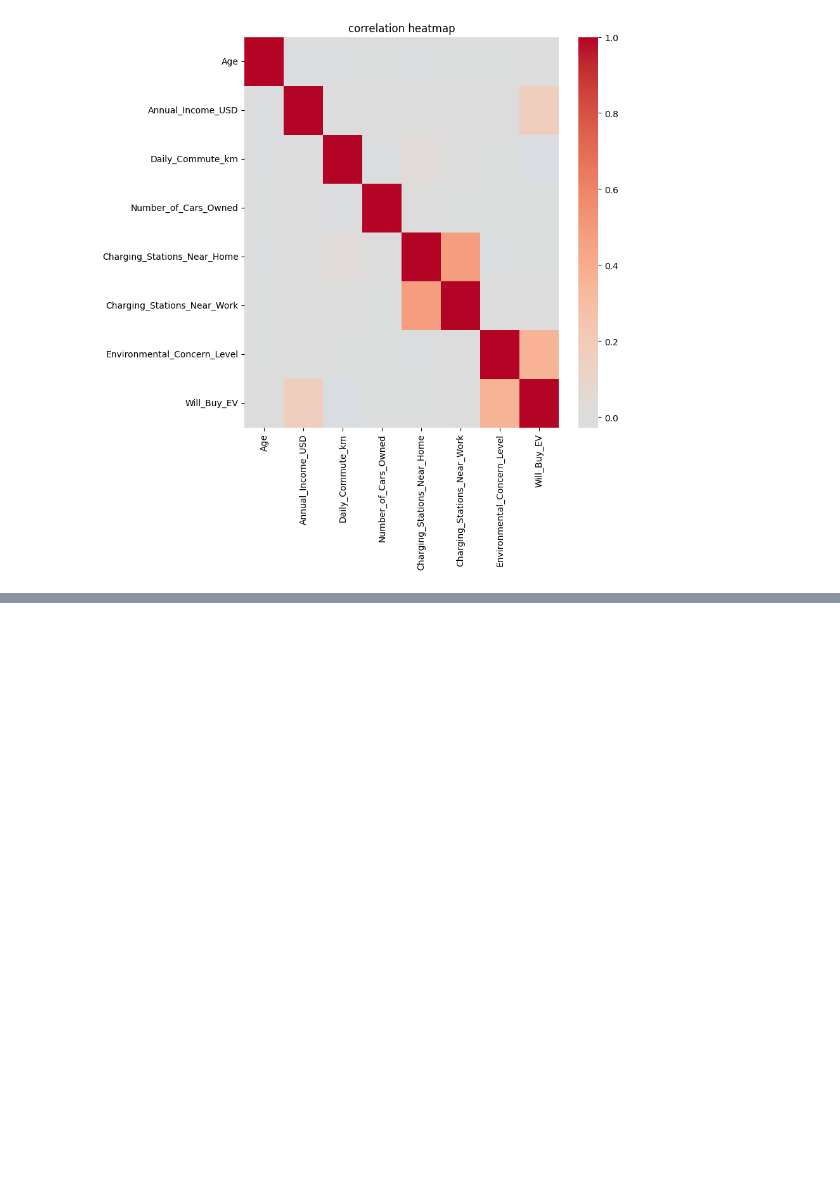
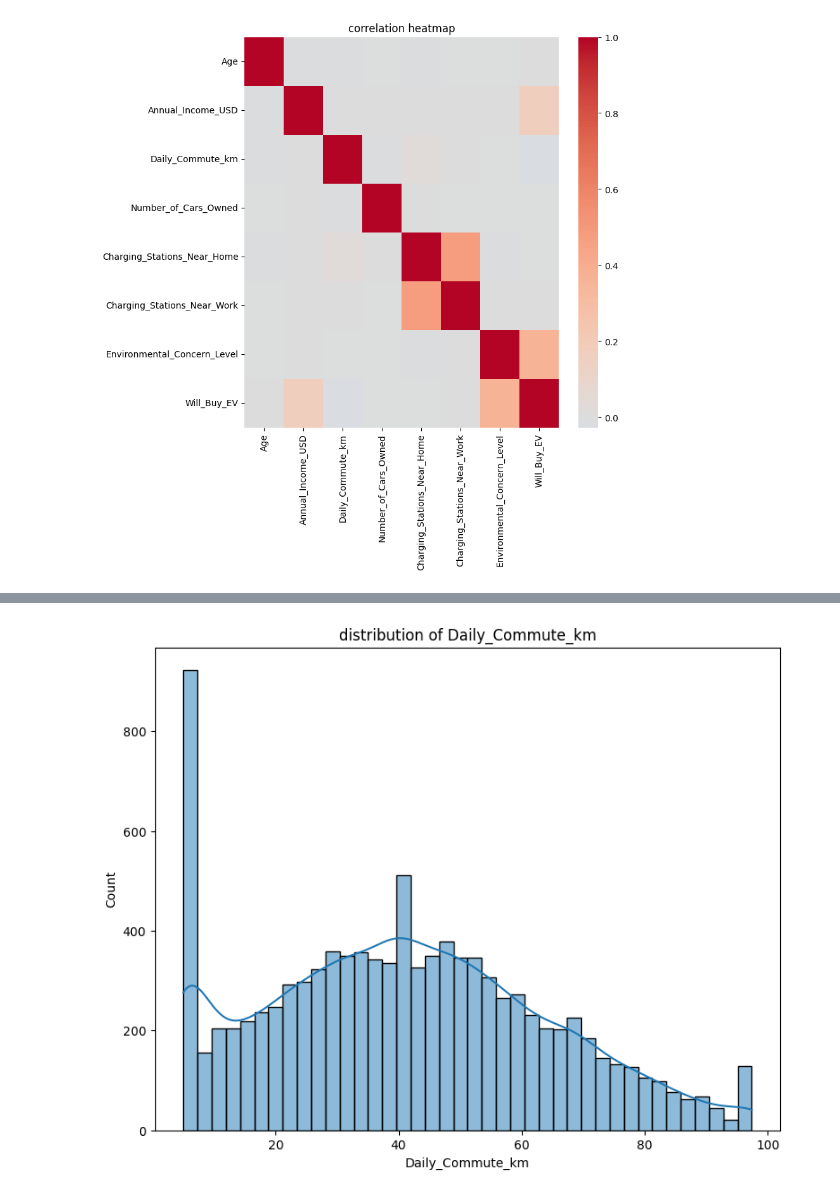
Before and after one commit to englishbit/38-EV-Adoption-Behavior-and-Range-Anxiety-Machine-Learning-Notebook, a Jupyter notebook: Research.ipynb, the cells around one changed output, grey strips where cells are left out. Cells and saved outputs as stored; diff of their text form; code cells hidden in the pictures; blank space fills up the shorter version.

```diff
--- a/Research.ipynb
+++ b/Research.ipynb
@@ -222,0 +196,8 @@ dtype: int64
+# %%
+col='Daily_Commute_km'
+plt.figure(figsize=(9,7))
+sns.histplot(df[col].dropna(),bins=40,kde=True)
+plt.title("distribution of Daily_Commute_km")
+plt.show()
+# %% [output]
+[figure, added]
```
Also changed, not shown: parts of 29 cells of this notebook.
